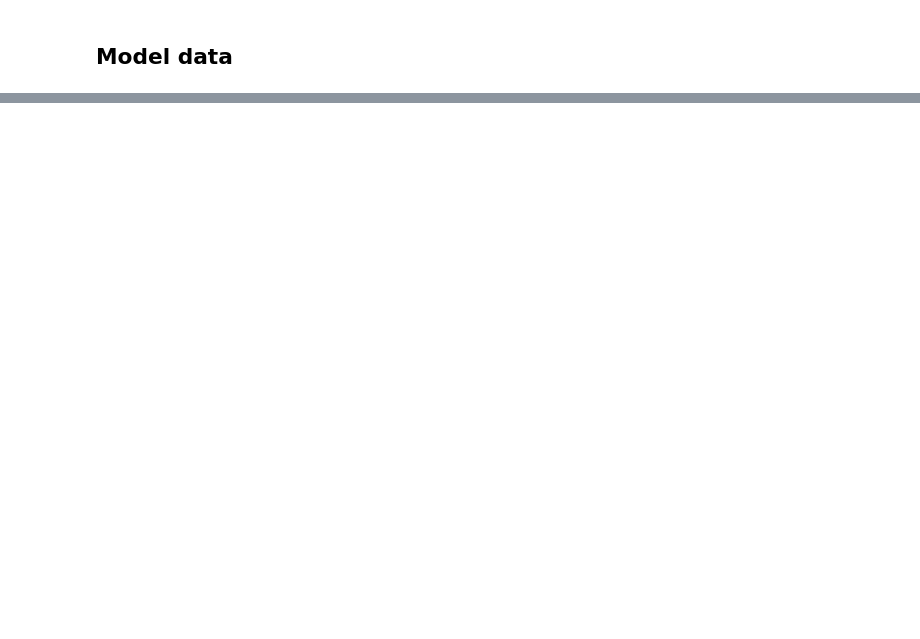
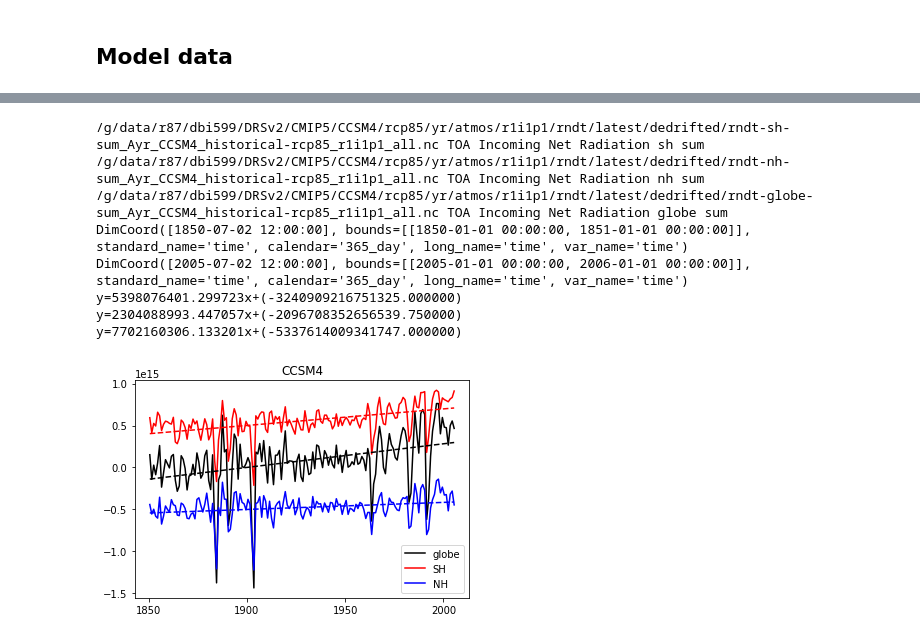
Before and after one commit to DamienIrving/ocean-analysis, a Jupyter notebook: development/EBAF-TOA.ipynb, the cells around one changed output, grey strips where cells are left out. Cells and saved outputs as stored; diff of their text form; code cells hidden in the pictures; blank space fills up the shorter version.

```diff
--- a/development/EBAF-TOA.ipynb
+++ b/development/EBAF-TOA.ipynb
@@ -408,0 +513,12 @@ plt.show()
+# %%
+plot_data('CCSM4')
+# %% [output]
+/g/data/r87/dbi599/DRSv2/CMIP5/CCSM4/rcp85/yr/atmos/r1i1p1/rndt/latest/dedrifted/rndt-sh-sum_Ayr_CCSM4_historical-rcp85_r1i1p1_all.nc TOA Incoming Net Radiation sh sum
+/g/data/r87/dbi599/DRSv2/CMIP5/CCSM4/rcp85/yr/atmos/r1i1p1/rndt/latest/dedrifted/rndt-nh-sum_Ayr_CCSM4_historical-rcp85_r1i1p1_all.nc TOA Incoming Net Radiation nh sum
+/g/data/r87/dbi599/DRSv2/CMIP5/CCSM4/rcp85/yr/atmos/r1i1p1/rndt/latest/dedrifted/rndt-globe-sum_Ayr_CCSM4_historical-rcp85_r1i1p1_all.nc TOA Incoming Net Radiation globe sum
+DimCoord([1850-07-02 12:00:00], bounds=[[1850-01-01 00:00:00, 1851-01-01 00:00:00]], standard_name='time', calendar='365_day', long_name='time', var_name='time')
+DimCoord([2005-07-02 12:00:00], bounds=[[2005-01-01 00:00:00, 2006-01-01 00:00:00]], standard_name='time', calendar='365_day', long_name='time', var_name='time')
+y=5398076401.299723x+(-3240909216751325.000000)
+y=2304088993.447057x+(-2096708352656539.750000)
+y=7702160306.133201x+(-5337614009341747.000000)
+[figure, added]
```
Also changed, not shown: parts of 29 cells of this notebook.
